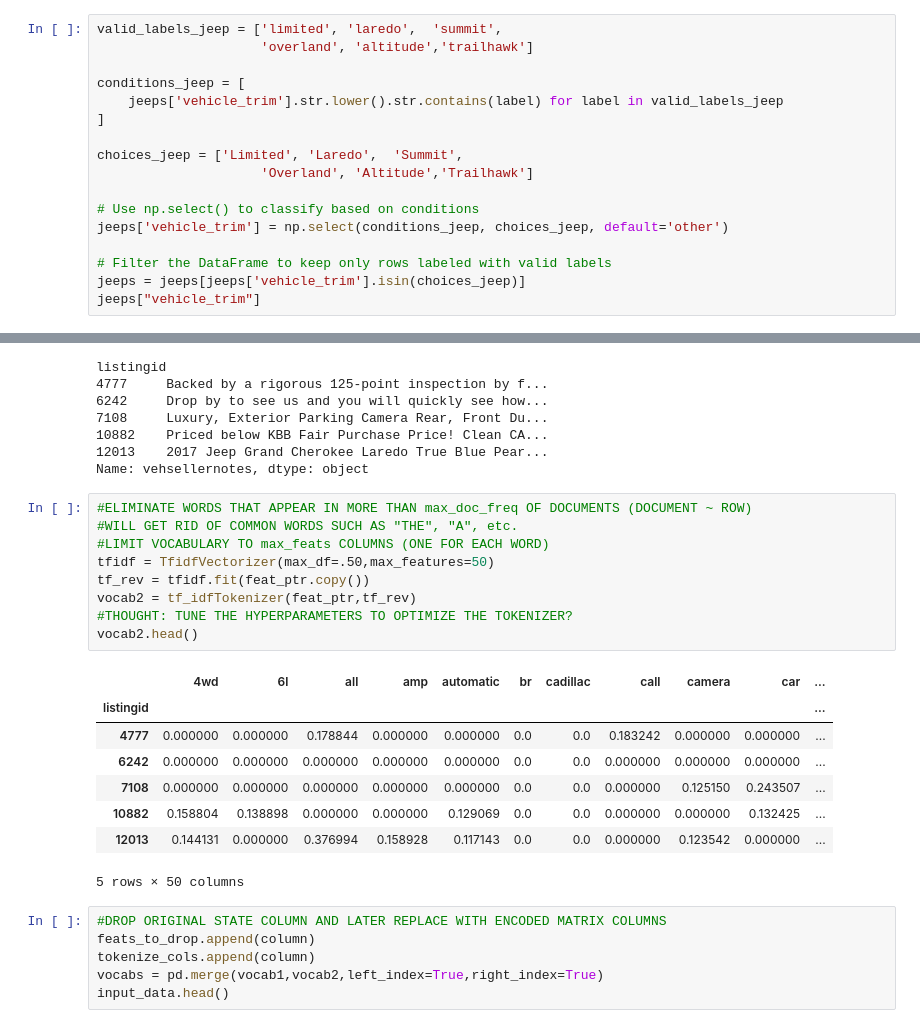
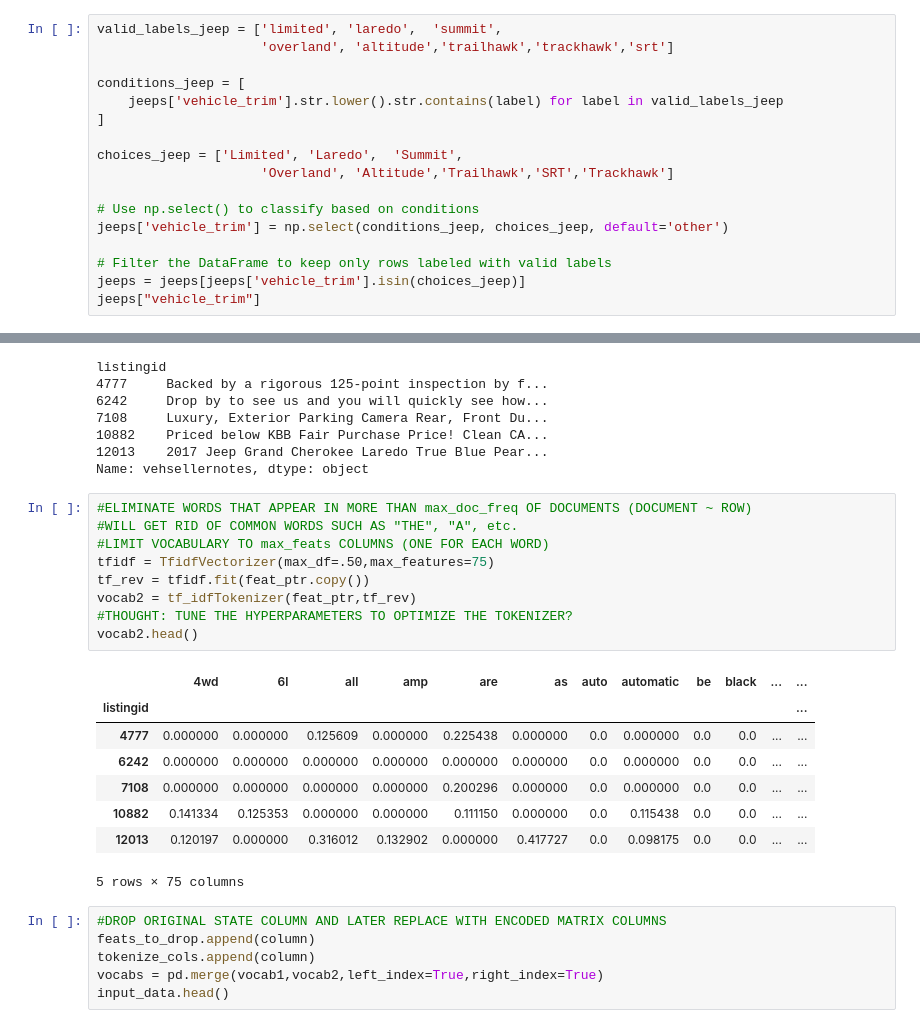
Before and after one commit to aflynn0213/vehicle_predictions, a Jupyter notebook: usedCarsPredictions.ipynb, the cells around one changed output, grey strips where cells are left out. Cells and saved outputs as stored; diff of their text form.

```diff
--- a/usedCarsPredictions.ipynb
+++ b/usedCarsPredictions.ipynb
@@ -323,14 +323,14 @@ listingid
 Name: vehicle_trim, Length: 1570, dtype: object
 # %%
 valid_labels_jeep = ['limited', 'laredo',  'summit',
-                     'overland', 'altitude','trailhawk']
+                     'overland', 'altitude','trailhawk','trackhawk','srt']
 
 conditions_jeep = [
     jeeps['vehicle_trim'].str.lower().str.contains(label) for label in valid_labels_jeep
 ]
 
 choices_jeep = ['Limited', 'Laredo',  'Summit',
-                     'Overland', 'Altitude','Trailhawk']
+                     'Overland', 'Altitude','Trailhawk','SRT','Trackhawk']
 
 # Use np.select() to classify based on conditions
 jeeps['vehicle_trim'] = np.select(conditions_jeep, choices_jeep, default='other')
@@ -1243,21 +1249,21 @@ Name: vehsellernotes, dtype: object
 # %%
 #ELIMINATE WORDS THAT APPEAR IN MORE THAN max_doc_freq OF DOCUMENTS (DOCUMENT ~ ROW)
 #WILL GET RID OF COMMON WORDS SUCH AS "THE", "A", etc.
 #LIMIT VOCABULARY TO max_feats COLUMNS (ONE FOR EACH WORD)
-tfidf = TfidfVectorizer(max_df=.50,max_features=50)
+tfidf = TfidfVectorizer(max_df=.50,max_features=75)
 tf_rev = tfidf.fit(feat_ptr.copy())
 vocab2 = tf_idfTokenizer(feat_ptr,tf_rev)
 #THOUGHT: TUNE THE HYPERPARAMETERS TO OPTIMIZE THE TOKENIZER?
 vocab2.head()
 # %% [output]
-|  | 4wd | 6l | all | amp | automatic | br | cadillac | call | camera | car | ... |
-| listingid |  |  |  |  |  |  |  |  |  |  | ... |
-| 4777 | 0.000000 | 0.000000 | 0.178844 | 0.000000 | 0.000000 | 0.0 | 0.0 | 0.183242 | 0.000000 | 0.000000 | ... |
-| 6242 | 0.000000 | 0.000000 | 0.000000 | 0.000000 | 0.000000 | 0.0 | 0.0 | 0.000000 | 0.000000 | 0.000000 | ... |
-| 7108 | 0.000000 | 0.000000 | 0.000000 | 0.000000 | 0.000000 | 0.0 | 0.0 | 0.000000 | 0.125150 | 0.243507 | ... |
-| 10882 | 0.158804 | 0.138898 | 0.000000 | 0.000000 | 0.129069 | 0.0 | 0.0 | 0.000000 | 0.000000 | 0.132425 | ... |
-| 12013 | 0.144131 | 0.000000 | 0.376994 | 0.158928 | 0.117143 | 0.0 | 0.0 | 0.000000 | 0.123542 | 0.000000 | ... |
+|  | 4wd | 6l | all | amp | are | as | auto | automatic | be | black | ... | ... |
+| listingid |  |  |  |  |  |  |  |  |  |  |  | ... |
+| 4777 | 0.000000 | 0.000000 | 0.125609 | 0.000000 | 0.225438 | 0.000000 | 0.0 | 0.000000 | 0.0 | 0.0 | ... | ... |
+| 6242 | 0.000000 | 0.000000 | 0.000000 | 0.000000 | 0.000000 | 0.000000 | 0.0 | 0.000000 | 0.0 | 0.0 | ... | ... |
+| 7108 | 0.000000 | 0.000000 | 0.000000 | 0.000000 | 0.200296 | 0.000000 | 0.0 | 0.000000 | 0.0 | 0.0 | ... | ... |
+| 10882 | 0.141334 | 0.125353 | 0.000000 | 0.000000 | 0.111150 | 0.000000 | 0.0 | 0.115438 | 0.0 | 0.0 | ... | ... |
+| 12013 | 0.120197 | 0.000000 | 0.316012 | 0.132902 | 0.000000 | 0.417727 | 0.0 | 0.098175 | 0.0 | 0.0 | ... | ... |
-5 rows × 50 columns
+5 rows × 75 columns
 # %%
 #DROP ORIGINAL STATE COLUMN AND LATER REPLACE WITH ENCODED MATRIX COLUMNS
 feats_to_drop.append(column)
```
Also changed, not shown: parts of 49 cells of this notebook.
